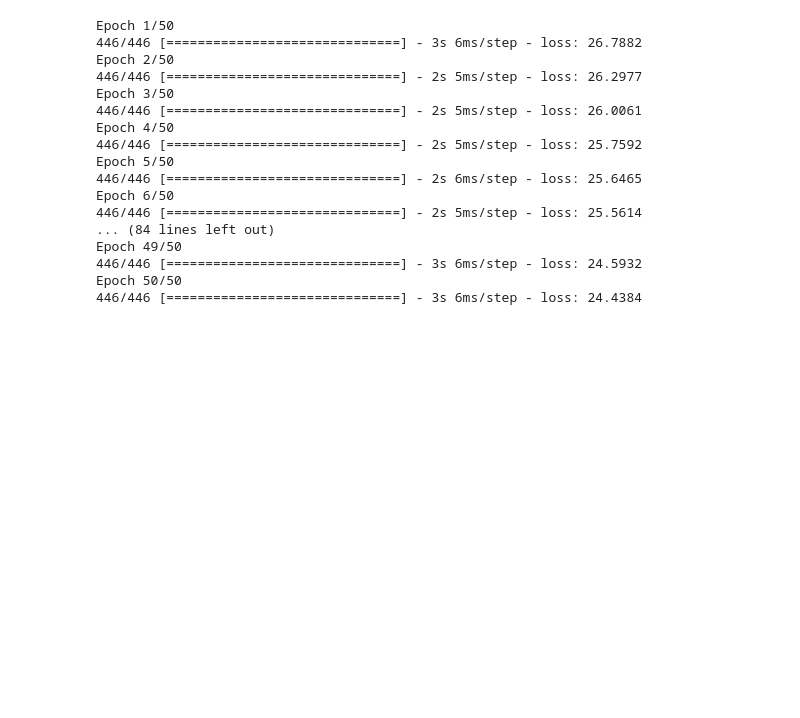
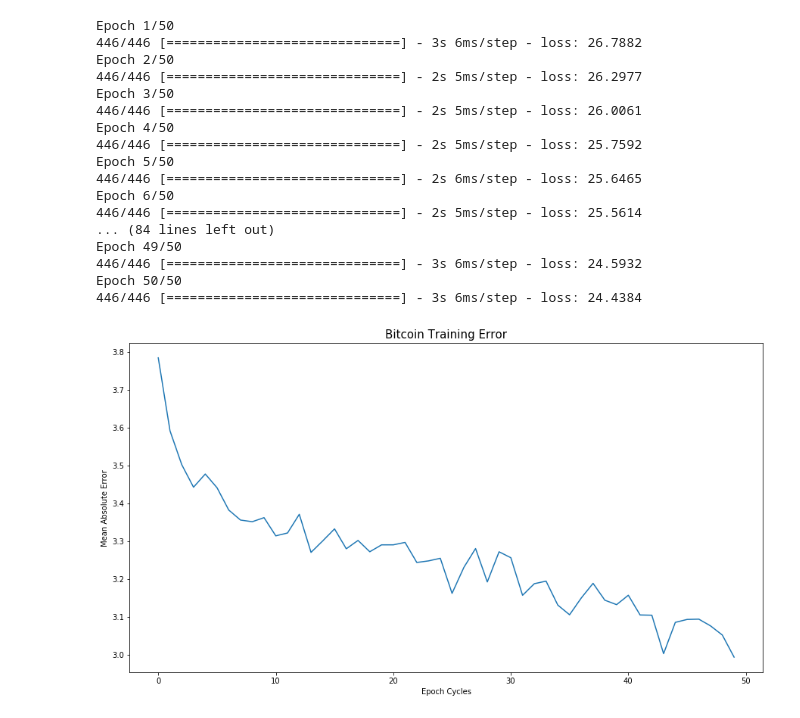
Before and after one commit to els2310/Project_2, a Jupyter notebook: Short_Long_Prediction.ipynb, the cells around one changed output. Cells and saved outputs as stored; diff of their text form; code cells hidden in the pictures; blank space fills up the shorter version.

```diff
--- a/Short_Long_Prediction.ipynb
+++ b/Short_Long_Prediction.ipynb
@@ -316,3 +313,12 @@ ax.plot()
+# %%
+fig, ax = plt.subplots(1,figsize=(15,8))
+ax.plot(eth_fit.epoch, btc_fit.history['loss'])
+ax.set_ylabel("Mean Absolute Error", fontsize=10)
+ax.set_xlabel("Epoch Cycles", fontsize=10)
+ax.set_title("Bitcoin Training Error", fontsize=15)
+plt.show()
+# %% [output]
+[figure, added]
 # %%
 #Ethereum Normalization On 'Close'
 eth_historical_norm = eth_historical_val.drop(columns={'high','low','open','ohlc_avg'})
```
Also changed, not shown: parts of 2 cells of this notebook.
